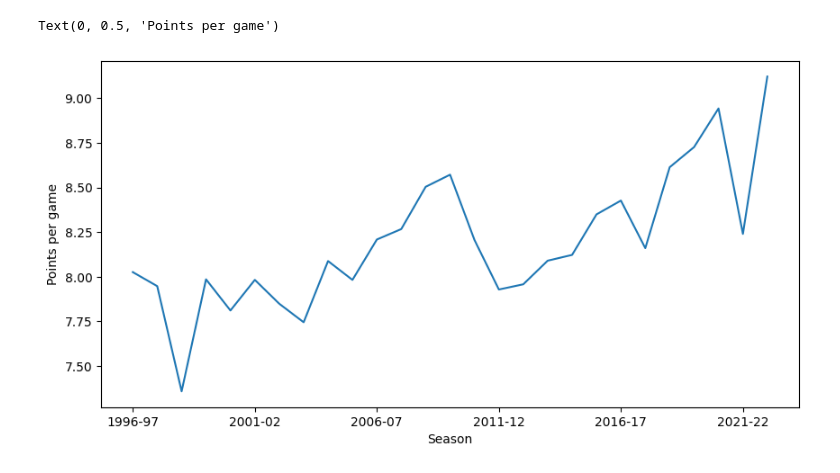
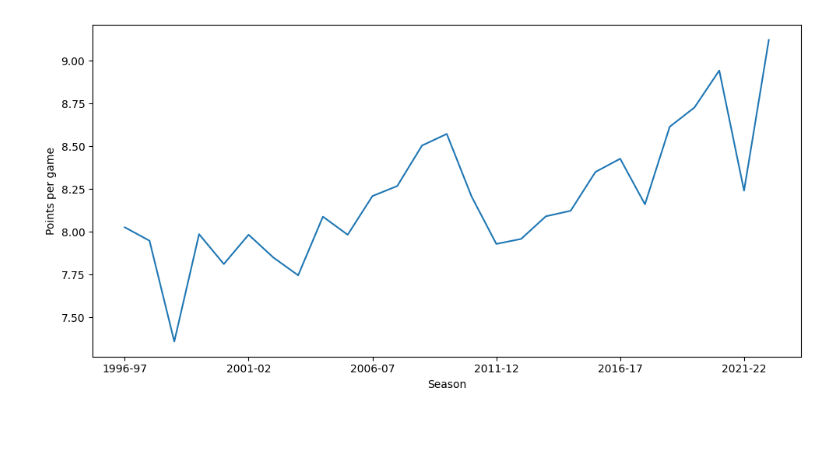
Before and after one commit to 0bsinet/NBA-Exploration, a Jupyter notebook: nba-data-analysis.ipynb, the cells around one changed output. Drawn from its saved outputs; the diff is of its cells as text; code cells hidden in the pictures; blank space fills up the shorter version.

```diff
--- a/nba-data-analysis.ipynb
+++ b/nba-data-analysis.ipynb
@@ -1,16 +1,19 @@
 # %%
 # Data Analysis w/ Pandas & Matplot (maybe numpy) on NBA players Dataframe
 
 import pandas as pd # data processing, CSV file I/O (e.g. pd.read_csv)
 import matplotlib.pyplot as plt
 
 #
 nba = pd.read_csv("/kaggle/input/nba-players-data/all_seasons.csv")
 avg_ppg_by_season = nba.groupby("season")['pts'].mean()
 
 graph = avg_ppg_by_season.plot(figsize=(10,5))
 graph.set_xlabel('Season')
 graph.set_ylabel('Points per game')
+
+plt.tight_layout()
+
+#three way relationship (ppg to seasons, average age per season, avg ppg per age)
 # %% [output]
-Text(0, 0.5, 'Points per game')
-[figure, old version]
+[figure, new version]
```
